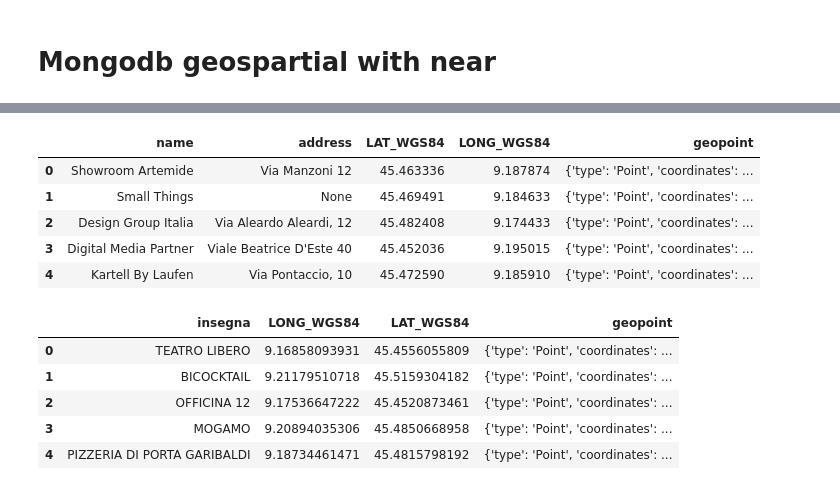
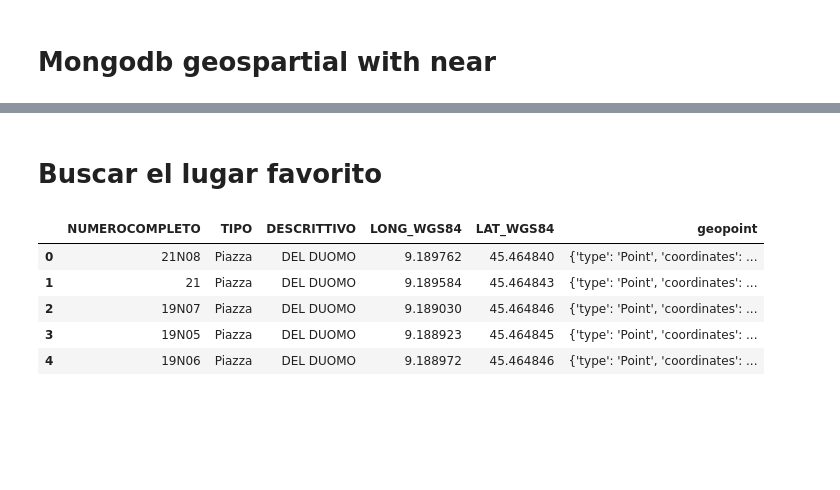
Before and after one commit to must4in3/3-geospartial-data-project, a Jupyter notebook: Results, GeoQueries and Data Visualization.ipynb, the cells around one changed output, grey strips where cells are left out. Saved outputs shown, nothing was run; the diff lists cells and outputs as text; code cells hidden in the pictures; blank space fills up the shorter version.

Commit message:
find the place

```diff
--- a/Results, GeoQueries and Data Visualization.ipynb
+++ b/Results, GeoQueries and Data Visualization.ipynb
@@ -67,17 +122,17 @@ LayerControl().add_to(map_)
 map_
 # %% [output]
 [interactive output not drawn]
+# %% [markdown]
+# Buscar el lugar favorito
 # %%
-query = {"name":{"$ne": None}}
+query = {"_id":{"$ne": None}}
 projection = {"_id":0}
-cur = db.design_company.find(query,projection)
-data = list(cur)
-design = pd.DataFrame(data)
-design.head(5)
+clean_db_civicos_Milan = queryMongo(db, 'clean_civicos_milan', query, projection)
+clean_db_civicos_Milan.head(5)
 # %% [output]
-|  | name | address | LAT_WGS84 | LONG_WGS84 | geopoint |
-| 0 | Showroom Artemide | Via Manzoni 12 | 45.463336 | 9.187874 | {'type': 'Point', 'coordinates': ... |
-| 1 | Small Things | None | 45.469491 | 9.184633 | {'type': 'Point', 'coordinates': ... |
-| 2 | Design Group Italia | Via Aleardo Aleardi, 12 | 45.482408 | 9.174433 | {'type': 'Point', 'coordinates': ... |
-| 3 | Digital Media Partner | Viale Beatrice D'Este 40 | 45.452036 | 9.195015 | {'type': 'Point', 'coordinates': ... |
-| 4 | Kartell By Laufen | Via Pontaccio, 10 | 45.472590 | 9.185910 | {'type': 'Point', 'coordinates': ... |
+|  | NUMEROCOMPLETO | TIPO | DESCRITTIVO | LONG_WGS84 | LAT_WGS84 | geopoint |
+| 0 | 21N08 | Piazza | DEL DUOMO | 9.189762 | 45.464840 | {'type': 'Point', 'coordinates': ... |
+| 1 | 21 | Piazza | DEL DUOMO | 9.189584 | 45.464843 | {'type': 'Point', 'coordinates': ... |
+| 2 | 19N07 | Piazza | DEL DUOMO | 9.189030 | 45.464846 | {'type': 'Point', 'coordinates': ... |
+| 3 | 19N05 | Piazza | DEL DUOMO | 9.188923 | 45.464845 | {'type': 'Point', 'coordinates': ... |
+| 4 | 19N06 | Piazza | DEL DUOMO | 9.188972 | 45.464846 | {'type': 'Point', 'coordinates': ... |
@@ -96,14 +138,0 @@ for i,row in design.iterrows():
-# %%
-query = {"LONG_WGS84":{"$ne": 'null'}}
-projection = {"_id":0}
-cur = db.sitios_para_diversion.find(query,projection)
-data = list(cur)
-sitios_para_diversion = pd.DataFrame(data)
-sitios_para_diversion.head(5)
-# %% [output]
-|  | insegna | LONG_WGS84 | LAT_WGS84 | geopoint |
-| 0 | TEATRO LIBERO | 9.16858093931 | 45.4556055809 | {'type': 'Point', 'coordinates': ... |
-| 1 | BICOCKTAIL | 9.21179510718 | 45.5159304182 | {'type': 'Point', 'coordinates': ... |
-| 2 | OFFICINA 12 | 9.17536647222 | 45.4520873461 | {'type': 'Point', 'coordinates': ... |
-| 3 | MOGAMO | 9.20894035306 | 45.4850668958 | {'type': 'Point', 'coordinates': ... |
-| 4 | PIZZERIA DI PORTA GARIBALDI | 9.18734461471 | 45.4815798192 | {'type': 'Point', 'coordinates': ... |
```
Also changed, not shown: parts of 22 cells of this notebook, 3 other files.
